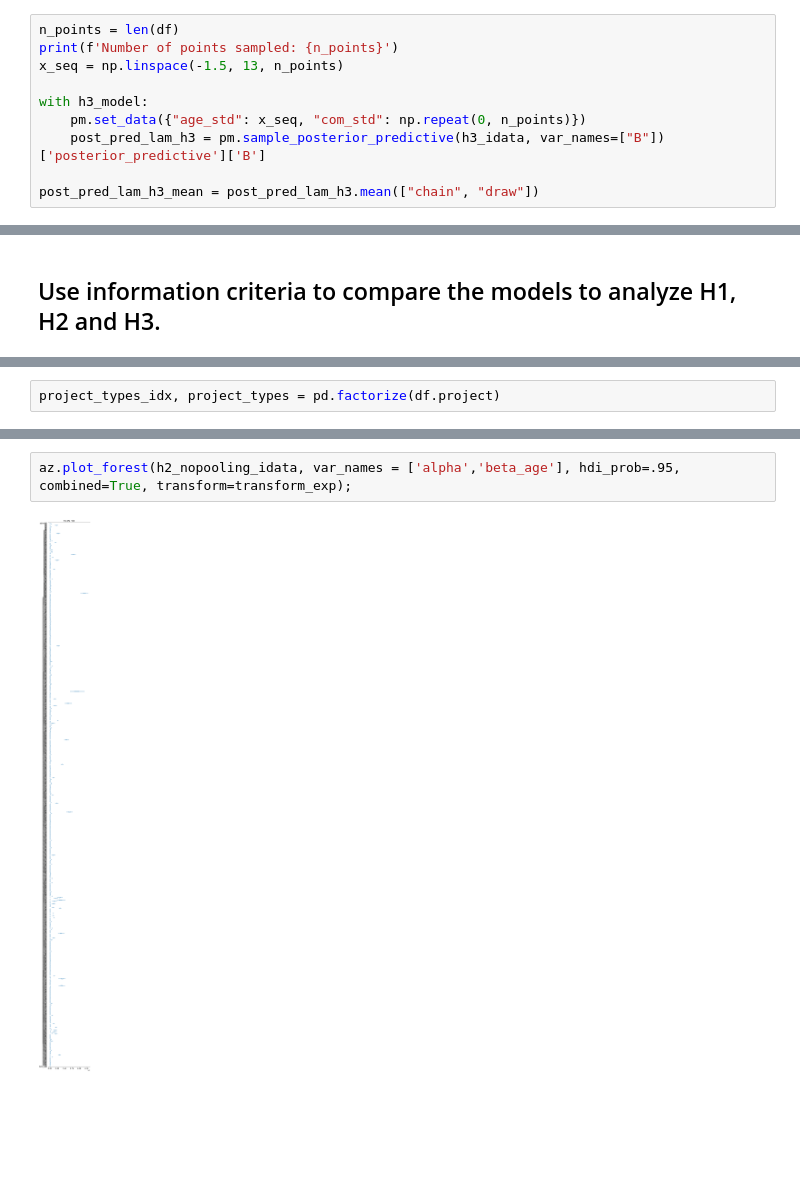
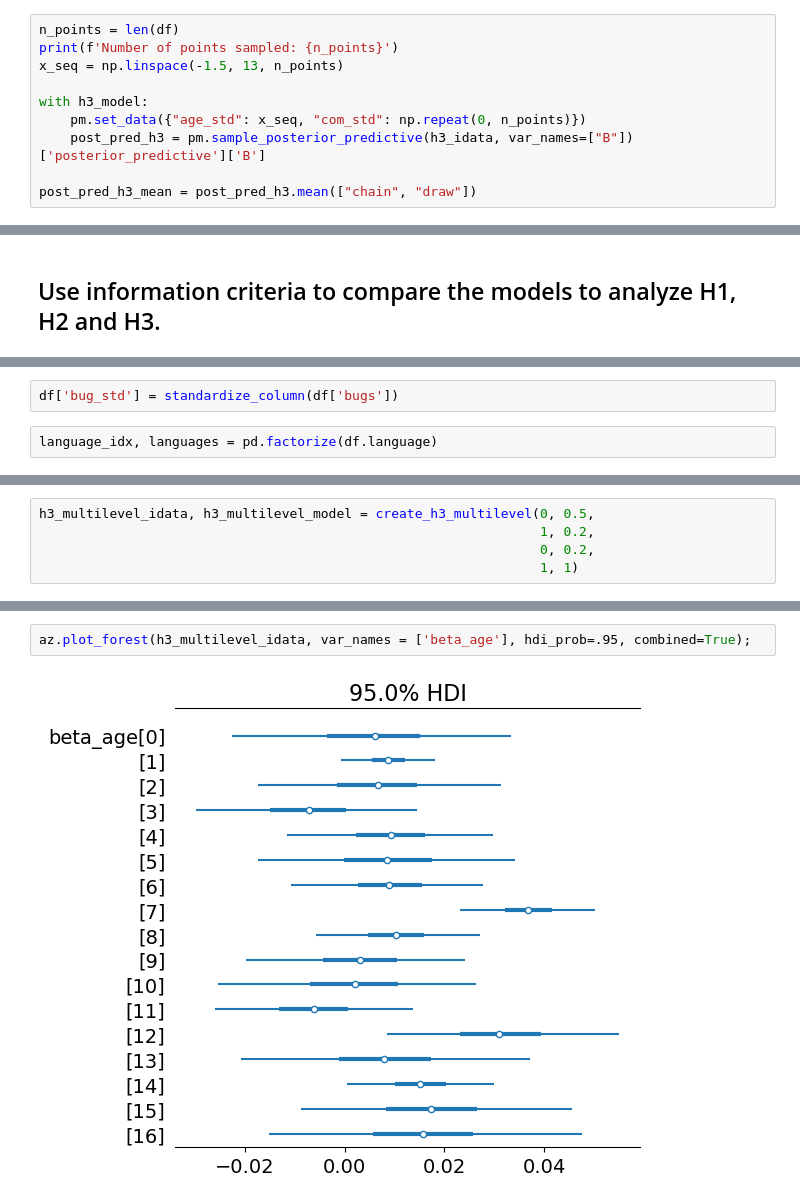
Before and after one commit to ah140797/PPExam24, a Jupyter notebook: anders.ipynb, the cells around one changed output, grey strips where cells are left out. Drawn from its saved outputs; the diff is of its cells as text; blank space fills up the shorter version.

```diff
--- a/anders.ipynb
+++ b/anders.ipynb
@@ -792,7 +807,7 @@ x_seq = np.linspace(-1.5, 13, n_points)
 
 with h3_model:
     pm.set_data({"age_std": x_seq, "com_std": np.repeat(0, n_points)})
-    post_pred_lam_h3 = pm.sample_posterior_predictive(h3_idata, var_names=["B"])['posterior_predictive']['B']
+    post_pred_h3 = pm.sample_posterior_predictive(h3_idata, var_names=["B"])['posterior_predictive']['B']
 
-post_pred_lam_h3_mean = post_pred_lam_h3.mean(["chain", "draw"])
+post_pred_h3_mean = post_pred_h3.mean(["chain", "draw"])
 # %% [output]
@@ -863,2 +866,4 @@ Name: bugs, dtype: float64
+# %%
+df['bug_std'] = standardize_column(df['bugs'])
 # %%
-project_types_idx, project_types = pd.factorize(df.project)
+language_idx, languages = pd.factorize(df.language)
@@ -900,0 +960,5 @@ The effective sample size per chain is smaller than 100 for some parameters.  A
+# %%
+h3_multilevel_idata, h3_multilevel_model = create_h3_multilevel(0, 0.5,
+                                                                1, 0.2,
+                                                                0, 0.2,
+                                                                1, 1)
@@ -921,4 +1000,4 @@ pm.summary(h2_nopooling_idata, var_names=['alpha', 'beta_age'],round_to=2)
 # %%
-az.plot_forest(h2_nopooling_idata, var_names = ['alpha','beta_age'], hdi_prob=.95, combined=True, transform=transform_exp);
+az.plot_forest(h3_multilevel_idata, var_names = ['beta_age'], hdi_prob=.95, combined=True);
 # %% [output]
-[figure, old version]
+[figure, new version]
```
Also changed, not shown: parts of 42 cells of this notebook, 1 other file.
